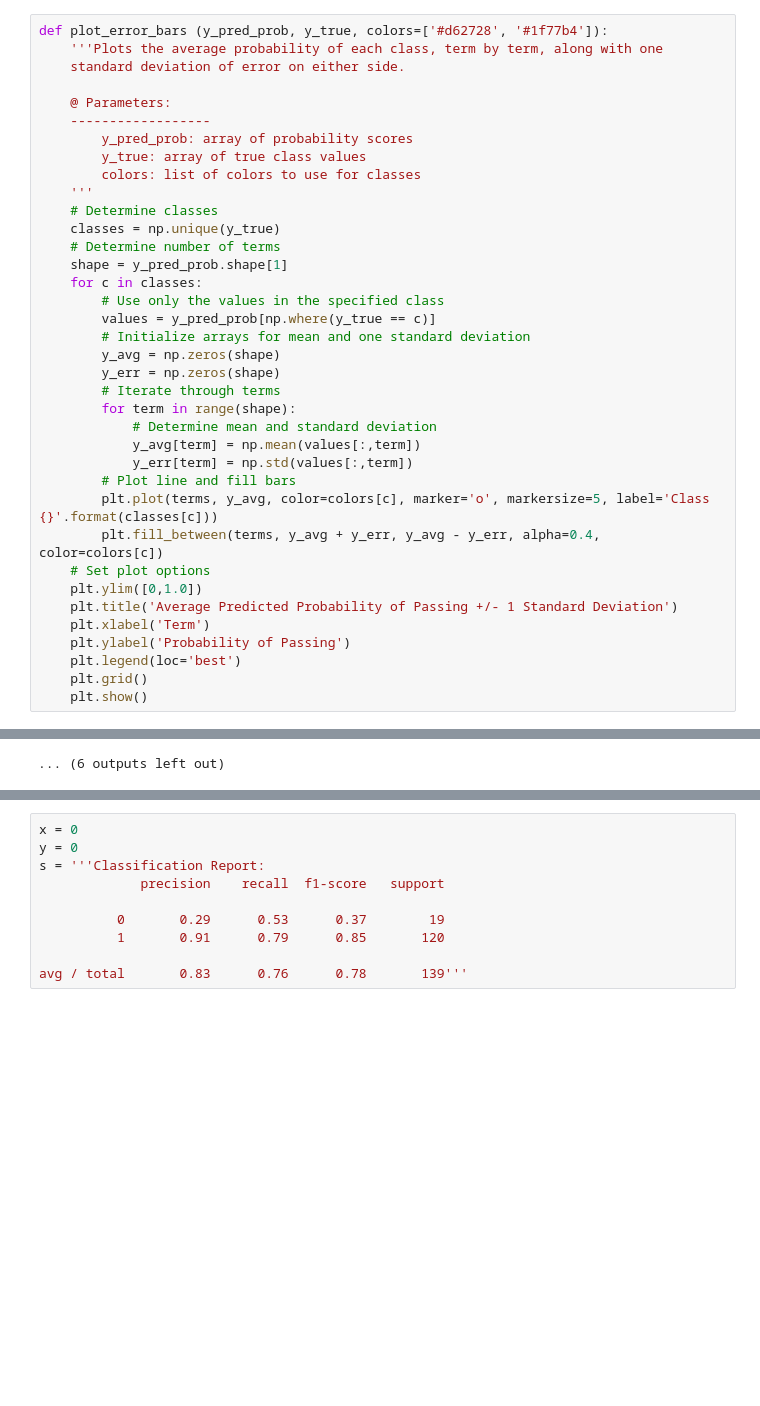
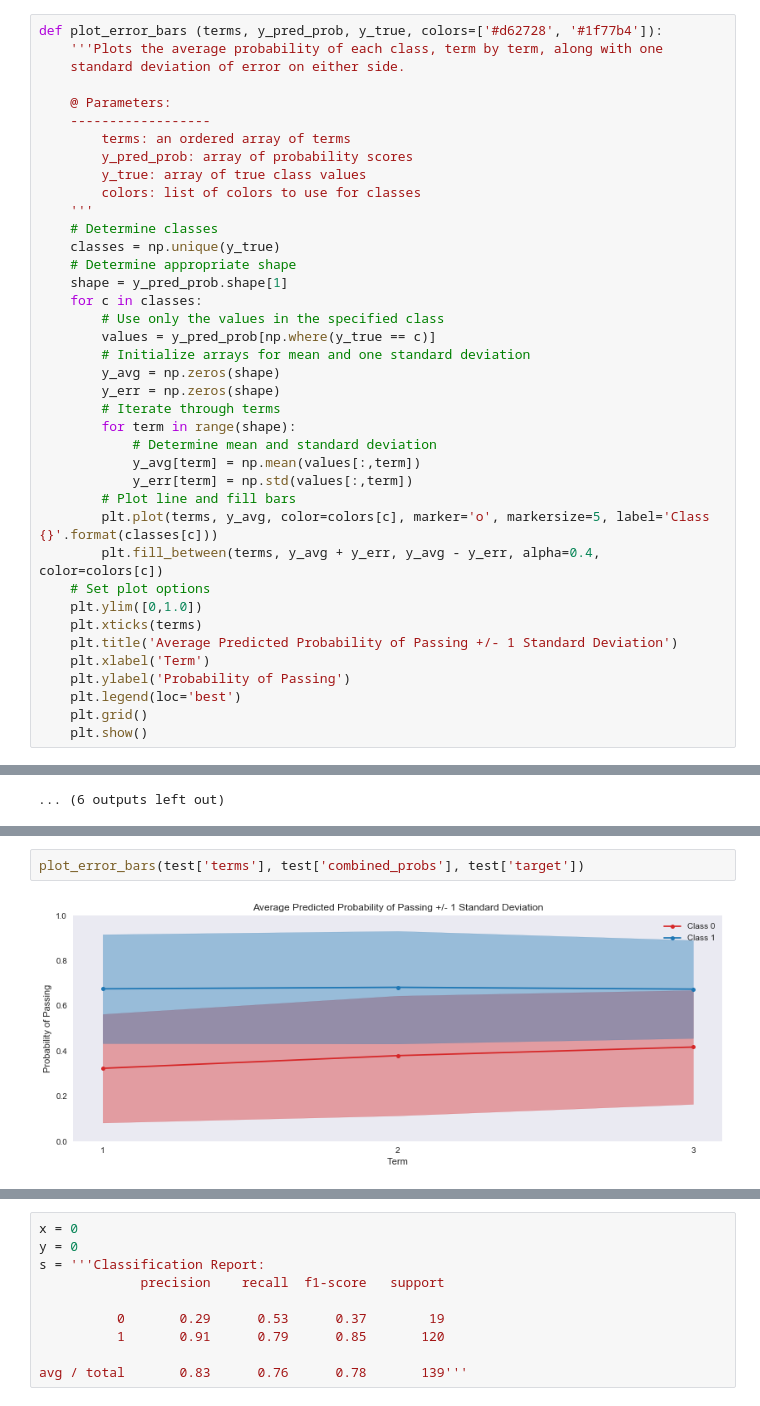
Before and after one commit to zstachniak/Predictive-Testing, a Jupyter notebook: Predictive Testing - Model Building and Analysis.ipynb, the cells around one changed output, grey strips where cells are left out. Saved outputs shown, nothing was run; the diff lists cells and outputs as text; blank space fills up the shorter version.

```diff
--- a/Predictive Testing - Model Building and Analysis.ipynb
+++ b/Predictive Testing - Model Building and Analysis.ipynb
@@ -185,19 +186,20 @@ def plot_violins (y_pred_prob, y_true, colors=['#d62728', '#1f77b4']):
         plt.grid()
         plt.show()
 # %%
-def plot_error_bars (y_pred_prob, y_true, colors=['#d62728', '#1f77b4']):
+def plot_error_bars (terms, y_pred_prob, y_true, colors=['#d62728', '#1f77b4']):
     '''Plots the average probability of each class, term by term, along with one
     standard deviation of error on either side.
 
     @ Parameters:
     ------------------
+        terms: an ordered array of terms
         y_pred_prob: array of probability scores
         y_true: array of true class values
         colors: list of colors to use for classes
     '''
     # Determine classes
     classes = np.unique(y_true)
-    # Determine number of terms
+    # Determine appropriate shape
     shape = y_pred_prob.shape[1]
     for c in classes:
         # Use only the values in the specified class
@@ -215,6 +217,7 @@ def plot_error_bars (y_pred_prob, y_true, colors=['#d62728', '#1f77b4']):
         plt.fill_between(terms, y_avg + y_err, y_avg - y_err, alpha=0.4, color=colors[c])
     # Set plot options
     plt.ylim([0,1.0])
+    plt.xticks(terms)
     plt.title('Average Predicted Probability of Passing +/- 1 Standard Deviation')
     plt.xlabel('Term')
     plt.ylabel('Probability of Passing')
@@ -824,0 +849,4 @@ avg / total       0.83      0.84      0.83       139
+# %%
+plot_error_bars(test['terms'], test['combined_probs'], test['target'])
+# %% [output]
+[figure, added]
```
Also changed, not shown: parts of 15 cells of this notebook.
